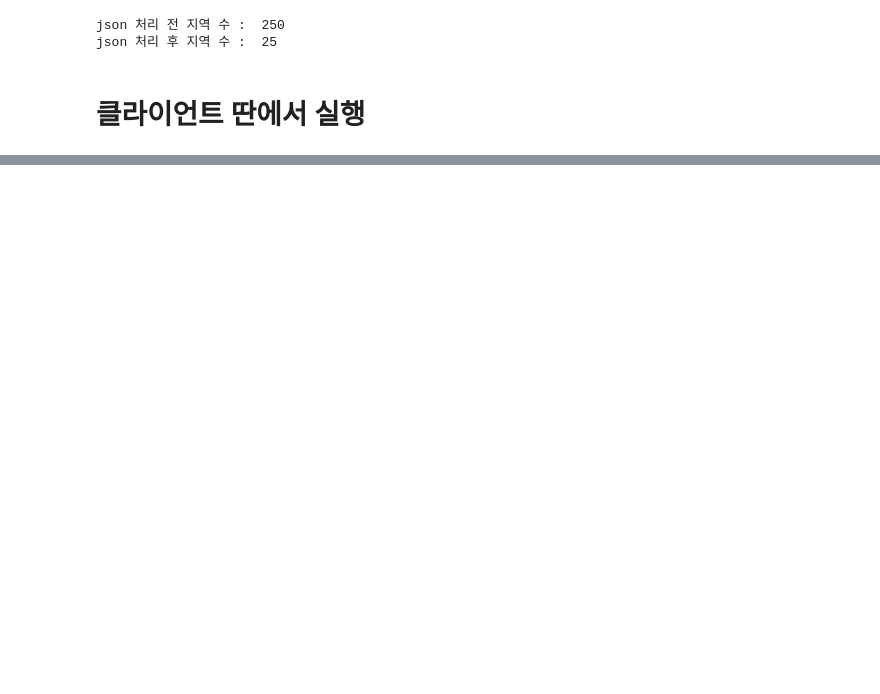
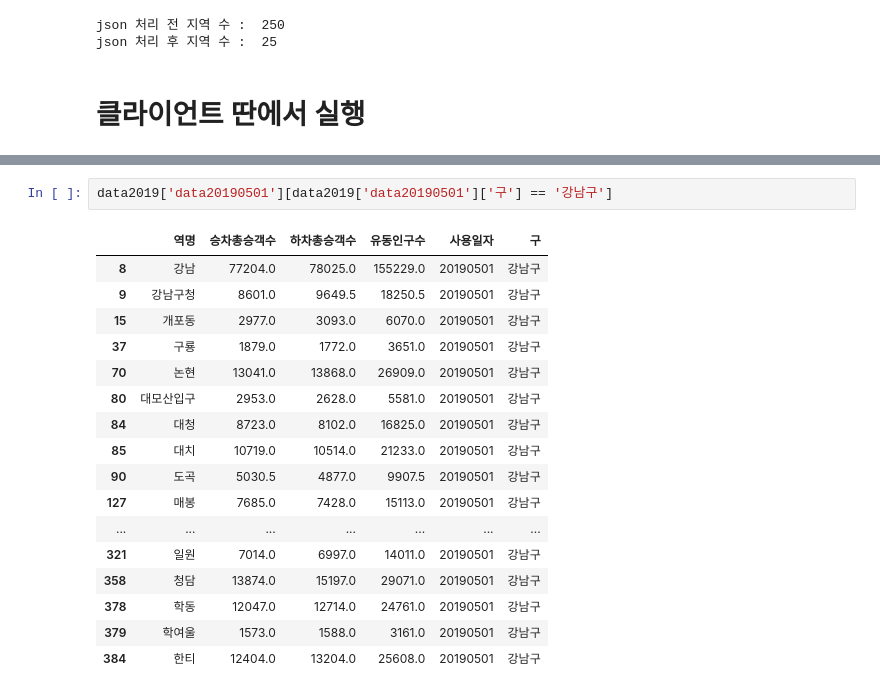
Before and after one commit to SeungYeonJeong22/seoulDataAnalysis, a Jupyter notebook: dataFrameSubMap-Copy1.ipynb, the cells around one changed output, grey strips where cells are left out. Drawn from its saved outputs; the diff is of its cells as text; blank space fills up the shorter version.

```diff
--- a/dataFrameSubMap-Copy1.ipynb
+++ b/dataFrameSubMap-Copy1.ipynb
@@ -655,0 +615,20 @@ cc
+# %%
+data2019['data20190501'][data2019['data20190501']['구'] == '강남구']
+# %% [output]
+|  | 역명 | 승차총승객수 | 하차총승객수 | 유동인구수 | 사용일자 | 구 |
+| 8 | 강남 | 77204.0 | 78025.0 | 155229.0 | 20190501 | 강남구 |
+| 9 | 강남구청 | 8601.0 | 9649.5 | 18250.5 | 20190501 | 강남구 |
+| 15 | 개포동 | 2977.0 | 3093.0 | 6070.0 | 20190501 | 강남구 |
+| 37 | 구룡 | 1879.0 | 1772.0 | 3651.0 | 20190501 | 강남구 |
+| 70 | 논현 | 13041.0 | 13868.0 | 26909.0 | 20190501 | 강남구 |
+| 80 | 대모산입구 | 2953.0 | 2628.0 | 5581.0 | 20190501 | 강남구 |
+| 84 | 대청 | 8723.0 | 8102.0 | 16825.0 | 20190501 | 강남구 |
+| 85 | 대치 | 10719.0 | 10514.0 | 21233.0 | 20190501 | 강남구 |
+| 90 | 도곡 | 5030.5 | 4877.0 | 9907.5 | 20190501 | 강남구 |
+| 127 | 매봉 | 7685.0 | 7428.0 | 15113.0 | 20190501 | 강남구 |
+| ... | ... | ... | ... | ... | ... | ... |
+| 321 | 일원 | 7014.0 | 6997.0 | 14011.0 | 20190501 | 강남구 |
+| 358 | 청담 | 13874.0 | 15197.0 | 29071.0 | 20190501 | 강남구 |
+| 378 | 학동 | 12047.0 | 12714.0 | 24761.0 | 20190501 | 강남구 |
+| 379 | 학여울 | 1573.0 | 1588.0 | 3161.0 | 20190501 | 강남구 |
+| 384 | 한티 | 12404.0 | 13204.0 | 25608.0 | 20190501 | 강남구 |
```
Also changed, not shown: parts of 4 cells of this notebook, 1 other file.
